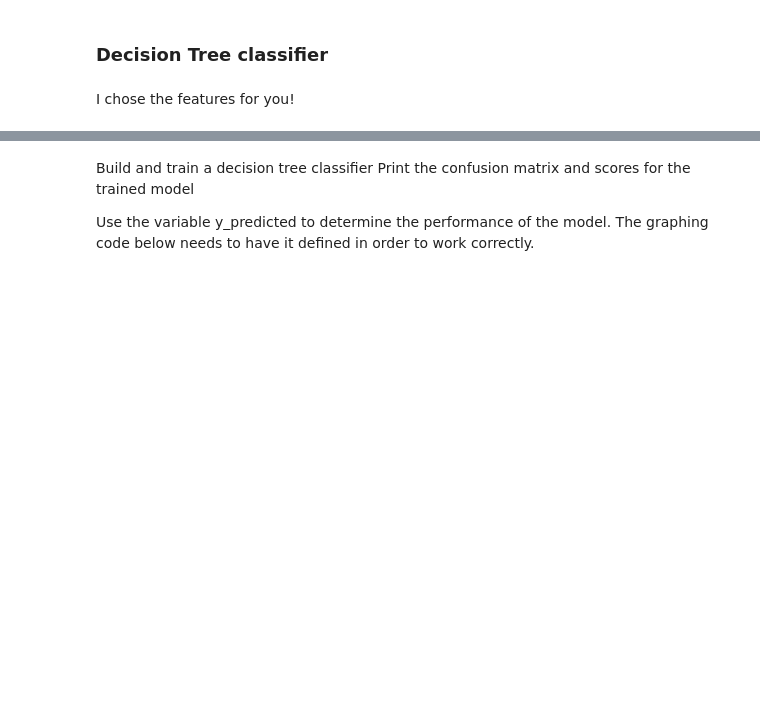
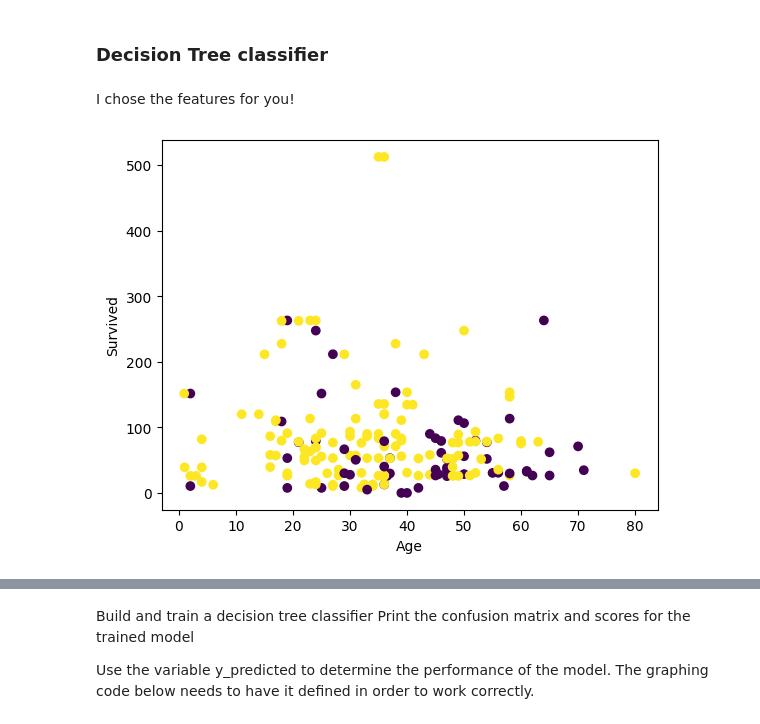
Before and after one commit to mrberns1/streaming-02-multiple-processes, a Jupyter notebook: Applied-Machine-Learning/Midterm_work/mid_starter.ipynb, the cells around one changed output, grey strips where cells are left out. Saved outputs shown, nothing was run; the diff lists cells and outputs as text; code cells hidden in the pictures; blank space fills up the shorter version.

```diff
--- a/Applied-Machine-Learning/Midterm_work/mid_starter.ipynb
+++ b/Applied-Machine-Learning/Midterm_work/mid_starter.ipynb
@@ -40,0 +35,9 @@ df.head(n=10)
+# %%
+# remove rows that are missing values
+train_data.dropna(axis='index', how="any", inplace=True)
+
+age_average = train_data['Age'].mean()
+
+# replace missing values by median or average (or any arbitrary value)
+train_data['Age'].fillna(age_average, inplace=True)
+train_data.head(n=10)
@@ -47,0 +60,14 @@ y = df['Survived']
+# %%
+X = [['Age', 'Fare']]
+y = ['Survived']
+
+import matplotlib.pyplot as plt
+Age = train_data ['Age']
+Fare = train_data ['Fare']
+Survived = train_data ['Survived']
+plt.scatter(Age, Fare, c=Survived)
+plt.xlabel('Age')
+plt.ylabel('Survived')
+plt.show()
+# %% [output]
+[figure, added]
```
Also changed, not shown: parts of 8 cells of this notebook, 1 other file.
